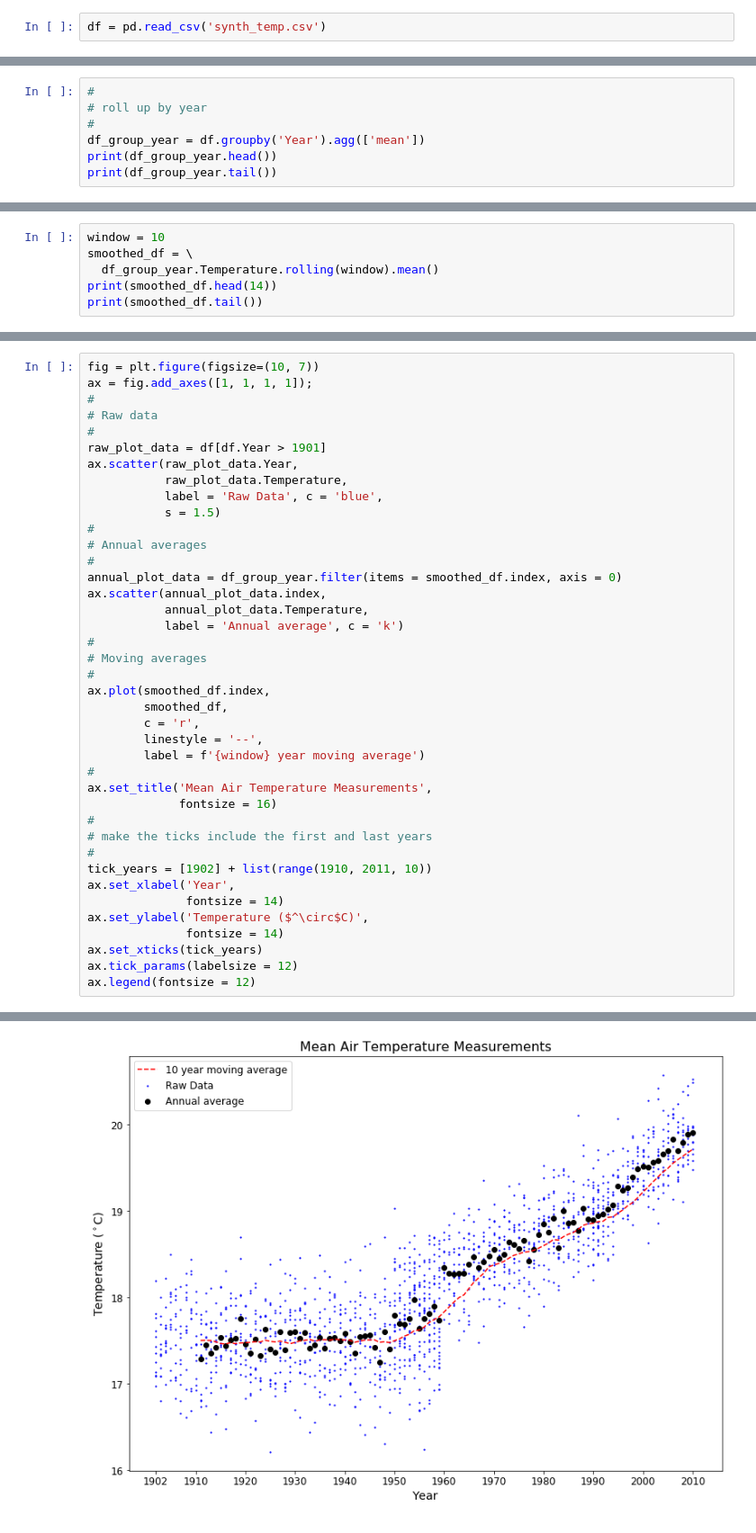
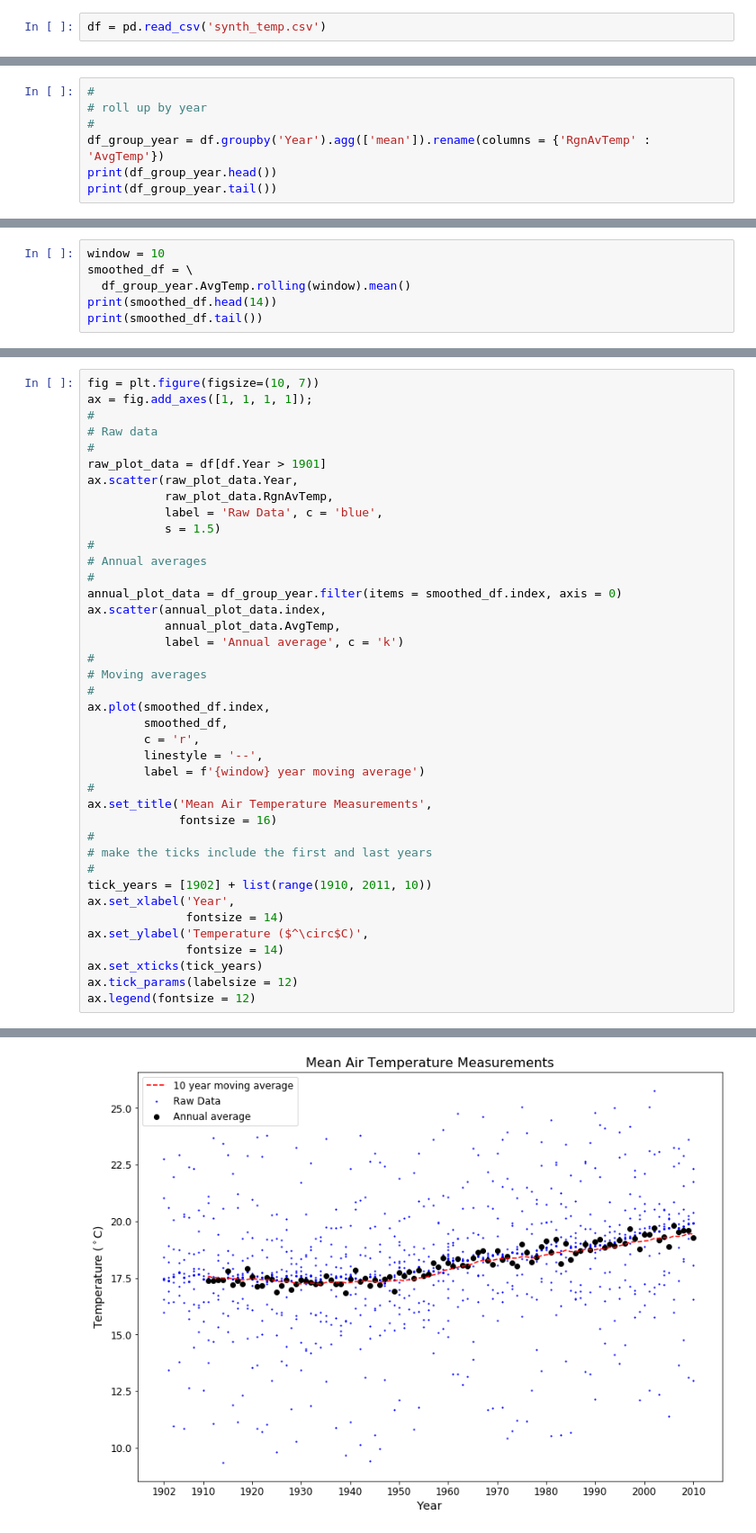
Before and after one commit to PacktWorkshops/The-Supervised-Learning-Workshop, a Jupyter notebook: Chapter 2 - Regression/Exercise_2_01.ipynb, the cells around one changed output, grey strips where cells are left out. Shown: that part at 90% size. Cells and saved outputs as stored; diff of their text form.

```diff
--- a/Chapter 2 - Regression/Exercise_2_01.ipynb
+++ b/Chapter 2 - Regression/Exercise_2_01.ipynb
@@ -58,7 +58,7 @@ plt.scatter(df.Year, df.Temperature)
 #
 # roll up by year
 #
-df_group_year = df.groupby('Year').agg(['mean'])
+df_group_year = df.groupby('Year').agg(['mean']).rename(columns = {'RgnAvTemp' : 'AvgTemp'})
 print(df_group_year.head())
 print(df_group_year.tail())
 # %% [output]
@@ -89,7 +89,7 @@ plt.scatter(df_group_year.index, df_group_year['Temperature'])
 # %%
 window = 10
 smoothed_df = \
-  df_group_year.Temperature.rolling(window).mean()
+  df_group_year.AvgTemp.rolling(window).mean()
 print(smoothed_df.head(14))
 print(smoothed_df.tail())
 # %% [output]
@@ -130,38 +130,38 @@ ax = fig.add_axes([1, 1, 1, 1]);
 #
 raw_plot_data = df[df.Year > 1901]
 ax.scatter(raw_plot_data.Year,
-           raw_plot_data.Temperature,
+           raw_plot_data.RgnAvTemp,
            label = 'Raw Data', c = 'blue',
            s = 1.5)
 #
 # Annual averages
 #
 annual_plot_data = df_group_year.filter(items = smoothed_df.index, axis = 0)
 ax.scatter(annual_plot_data.index,
-           annual_plot_data.Temperature,
+           annual_plot_data.AvgTemp,
            label = 'Annual average', c = 'k')
 #
 # Moving averages
 #
 ax.plot(smoothed_df.index,
         smoothed_df,
         c = 'r',
         linestyle = '--',
         label = f'{window} year moving average')
 #
 ax.set_title('Mean Air Temperature Measurements',
              fontsize = 16)
 #
 # make the ticks include the first and last years
 #
 tick_years = [1902] + list(range(1910, 2011, 10))
 ax.set_xlabel('Year',
               fontsize = 14)
 ax.set_ylabel('Temperature ($^\circ$C)',
               fontsize = 14)
 ax.set_xticks(tick_years)
 ax.tick_params(labelsize = 12)
 ax.legend(fontsize = 12)
 # %% [output]
 <matplotlib.legend.Legend at 0x...>
-[figure, old version]
+[figure, new version]
```
Also changed, not shown: parts of 8 cells of this notebook, 1 other file.
